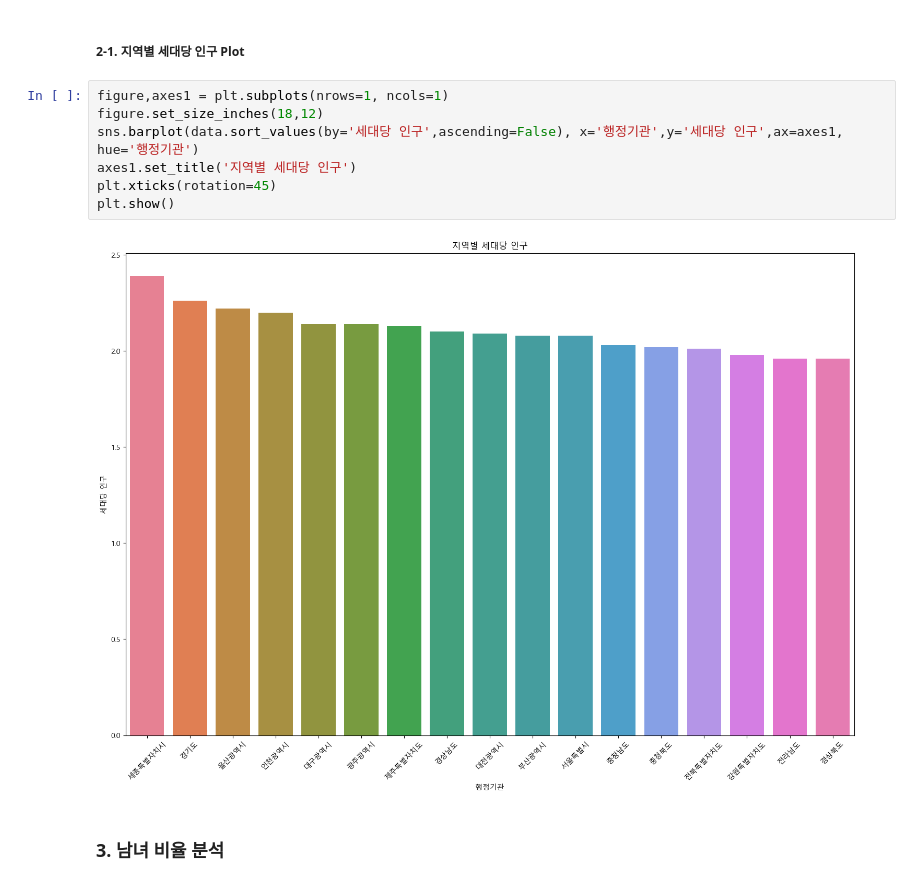
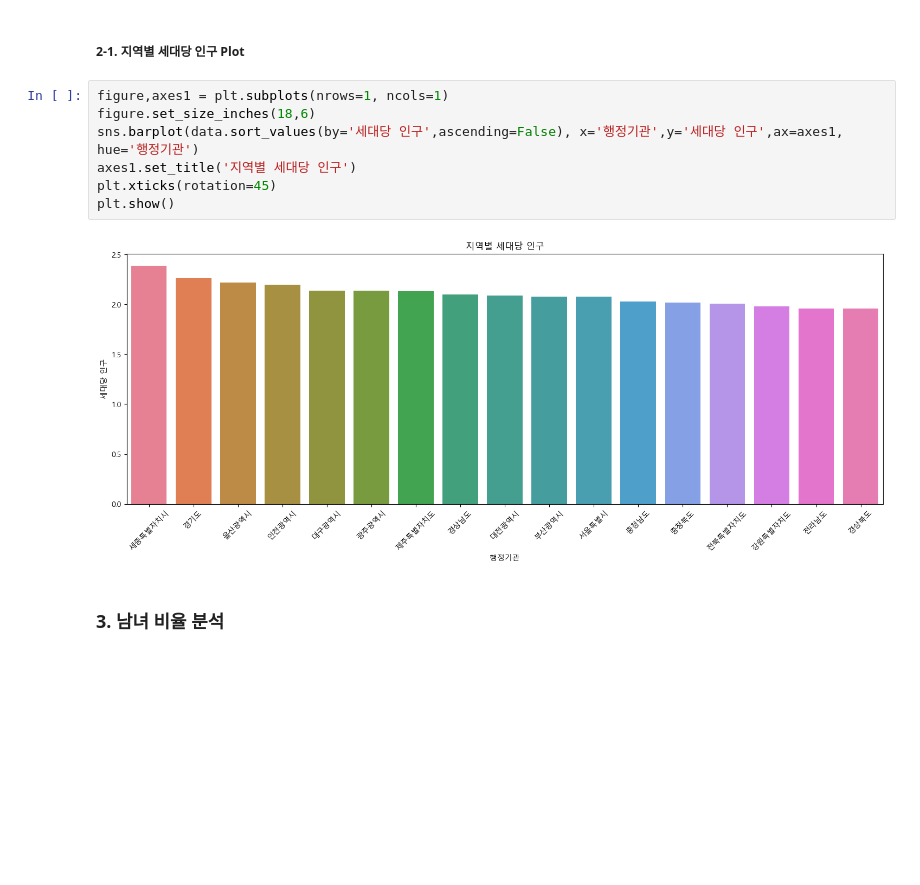
Before and after one commit to minju3212/Python_Webscraping_Analysis, a Jupyter notebook: 04_인구현황분석.ipynb, the cells around one changed output. Drawn from its saved outputs; the diff is of its cells as text; blank space fills up the shorter version.

```diff
--- a/04_인구현황분석.ipynb
+++ b/04_인구현황분석.ipynb
@@ -49,13 +49,13 @@ data[['행정기관','세대당 인구']].sort_values(by='세대당 인구',asce
 ##### 2-1. 지역별 세대당 인구 Plot
 # %%
 figure,axes1 = plt.subplots(nrows=1, ncols=1)
-figure.set_size_inches(18,12)
+figure.set_size_inches(18,6)
 sns.barplot(data.sort_values(by='세대당 인구',ascending=False), x='행정기관',y='세대당 인구',ax=axes1, hue='행정기관')
 axes1.set_title('지역별 세대당 인구')
 plt.xticks(rotation=45)
 plt.show()
 # %% [output]
-[figure, old version]
+[figure, new version]
 # %% [markdown]
 ### 3. 남녀 비율 분석
 # %%
```
Also changed, not shown: parts of 4 cells of this notebook.
